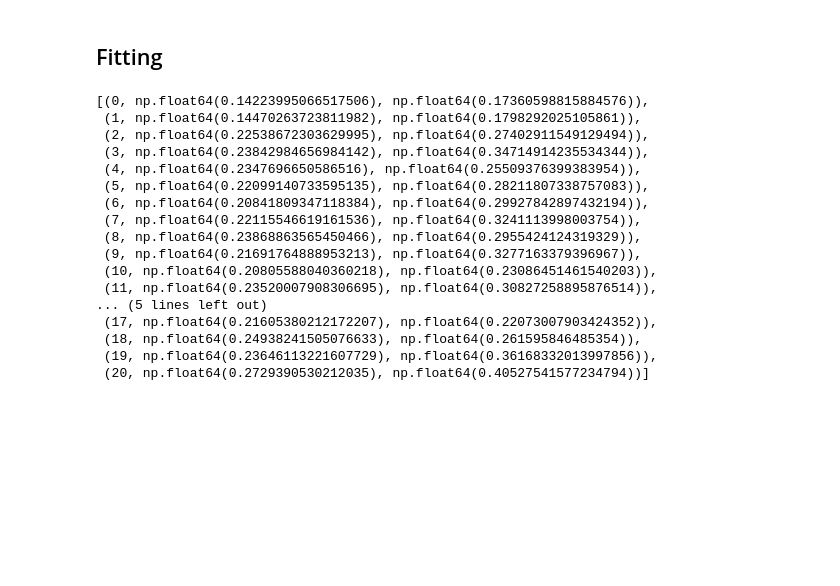
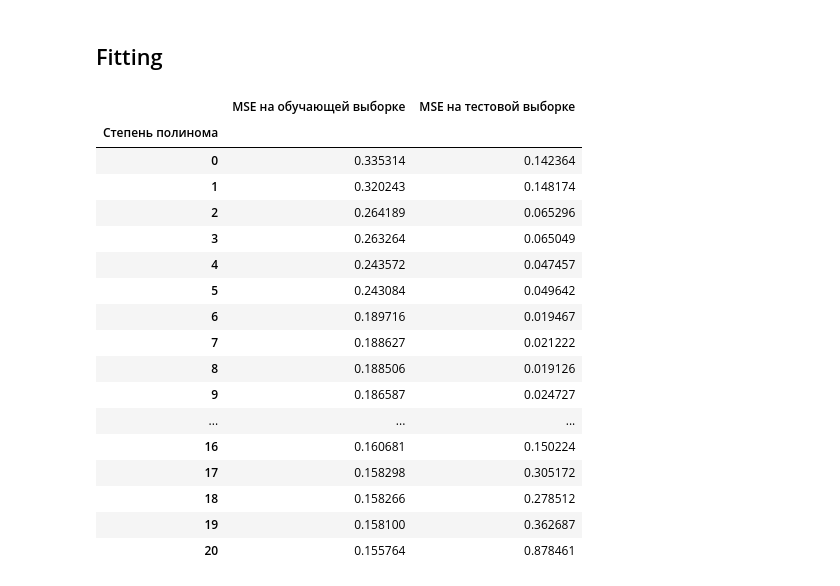
Before and after one commit to F1ameX/Modern-Methods-of-Deep-Machine-Learning, a Jupyter notebook: 1_polynominal_regression/1_polynominal_regression.ipynb, the cells around one changed output. Drawn from its saved outputs; the diff is of its cells as text; code cells hidden in the pictures; blank space fills up the shorter version.

```diff
--- a/1_polynominal_regression/1_polynominal_regression.ipynb
+++ b/1_polynominal_regression/1_polynominal_regression.ipynb
@@ -116,39 +121,50 @@ def split_data(X: np.array, y: np.array, ratio : float = 0.33, random_state : in
 # %% [markdown]
 ## Fitting
 # %%
-new_sample = np.empty((N, 2), dtype = float)
+X = np.empty(N, dtype=float)
+y_true = np.empty(N, dtype=float)
+
 for i in range(N):
-    new_sample[i][0] = rng.uniform(low = -1.0, high = 1.0)
-    new_sample[i][1] = f(new_sample[i][0], option = 1) + rng.uniform(low = -0.1, high = 0.1)
+    X[i] = rng.uniform(-1.0, 1.0)
+    y_true[i] = f(X[i], option=1)
 
-X_train, y_train, X_test, y_test = split_data(new_sample[:, 0], new_sample[:, 1], ratio = 0.2)
-X_train.shape, X_test.shape
+epsilon = 0.5
+y_noised = y_true + rng.normal(0.0, epsilon, size=N)
+
+train_idx, test_idx = split_data(X, y_true, ratio=0.6, random_state=42)
+
+X_train, X_test = X[train_idx], X[test_idx]
+
+y_train = y_noised[train_idx]
+y_test  = y_true[test_idx]
+
 results = []
 for m in range(21):
     model = PolynominalRegression(degree = m)
-    model.fit(X_train, y_train, n_iterations = 2000, verbose = 0)
+    model.fit(X_train, y_train)
 
     MSE_train = model._loss(y_train, model.predict(X_train))
-    MSE_test = model._loss(y_test, model.predict(X_test))
+    MSE_test  = model._loss(y_test,  model.predict(X_test))
 
-    results.append((m, MSE_train, MSE_test))
+    results.append({'Степень полинома' : m, 'MSE на обучающей выборке' : MSE_train, 'MSE на тестовой выборке' : MSE_test})
 
-results
+pd.DataFrame(results).set_index('Степень полинома')
 # %% [output]
-[(0, np.float64(0.14223995066517506), np.float64(0.17360598815884576)),
- (1, np.float64(0.14470263723811982), np.float64(0.1798292025105861)),
- (2, np.float64(0.22538672303629995), np.float64(0.27402911549129494)),
- (3, np.float64(0.23842984656984142), np.float64(0.34714914235534344)),
- (4, np.float64(0.2347696650586516), np.float64(0.25509376399383954)),
- (5, np.float64(0.22099140733595135), np.float64(0.28211807338757083)),
- (6, np.float64(0.20841809347118384), np.float64(0.29927842897432194)),
- (7, np.float64(0.22115546619161536), np.float64(0.3241113998003754)),
- (8, np.float64(0.23868863565450466), np.float64(0.2955424124319329)),
- (9, np.float64(0.21691764888953213), np.float64(0.3277163379396967)),
- (10, np.float64(0.20805588040360218), np.float64(0.23086451461540203)),
- (11, np.float64(0.23520007908306695), np.float64(0.30827258895876514)),
-... (5 lines left out)
- (17, np.float64(0.21605380212172207), np.float64(0.22073007903424352)),
- (18, np.float64(0.24938241505076633), np.float64(0.261595846485354)),
- (19, np.float64(0.23646113221607729), np.float64(0.36168332013997856)),
- (20, np.float64(0.2729390530212035), np.float64(0.40527541577234794))]
+|  | MSE на обучающей выборке | MSE на тестовой выборке |
+| Степень полинома |  |  |
+| 0 | 0.335314 | 0.142364 |
+| 1 | 0.320243 | 0.148174 |
+| 2 | 0.264189 | 0.065296 |
+| 3 | 0.263264 | 0.065049 |
+| 4 | 0.243572 | 0.047457 |
+| 5 | 0.243084 | 0.049642 |
+| 6 | 0.189716 | 0.019467 |
+| 7 | 0.188627 | 0.021222 |
+| 8 | 0.188506 | 0.019126 |
+| 9 | 0.186587 | 0.024727 |
+| ... | ... | ... |
+| 16 | 0.160681 | 0.150224 |
+| 17 | 0.158298 | 0.305172 |
+| 18 | 0.158266 | 0.278512 |
+| 19 | 0.158100 | 0.362687 |
+| 20 | 0.155764 | 0.878461 |
```
Also changed, not shown: parts of 9 cells of this notebook.
